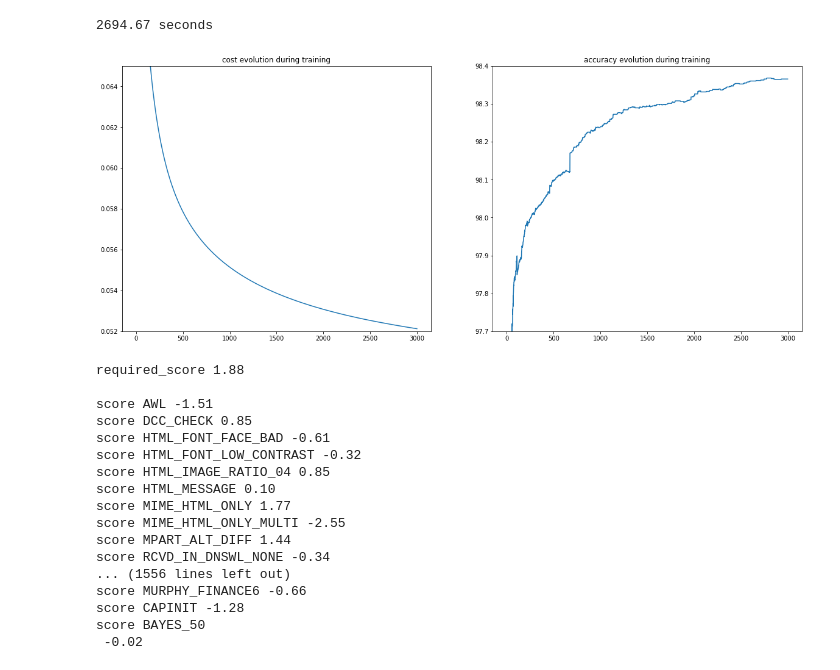
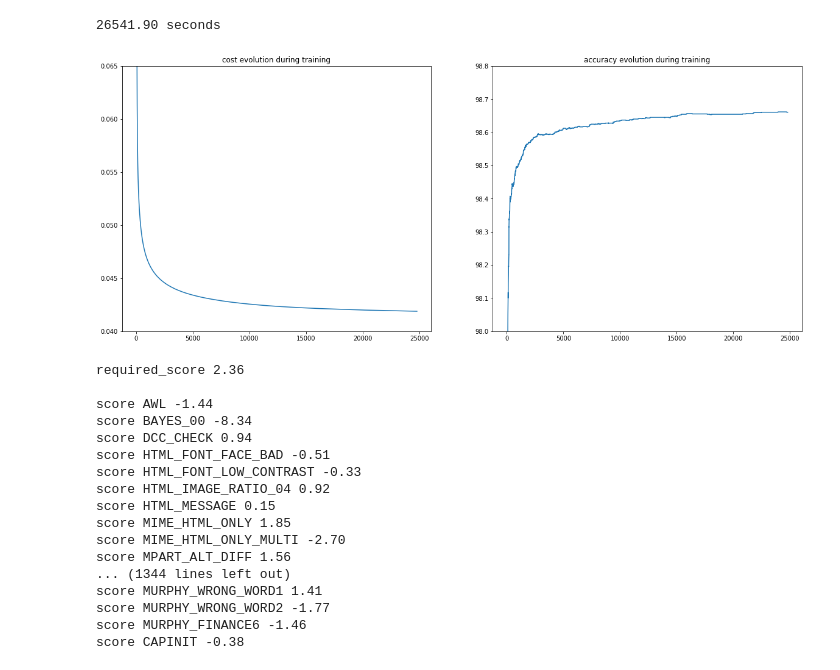
Before and after one commit to Gaasmann/sa-learner, a Jupyter notebook: sa-learner.ipynb, the cells around one changed output. Drawn from its saved outputs; the diff is of its cells as text; code cells hidden in the pictures.

```diff
--- a/sa-learner.ipynb
+++ b/sa-learner.ipynb
@@ -151,25 +151,25 @@ sa_learner = SALearner(data, 30)
 # %%
 begin = time.time()
 sa_learner.init_graph()
-sa_learner.learn(3000,20,True)
+sa_learner.learn(24800,20,True)
 print("{:.2f} seconds".format(time.time() - begin))
 # %% [output]
-2694.67 seconds
+26541.90 seconds
 # %%
 %matplotlib inline
 mpl.rcParams['figure.figsize'] = (20.0, 8.0)
 f, axarr = plt.subplots(1,2)
 # cost
 axarr[0].plot(sa_learner.cost_data.data)
 axarr[0].set_title('cost evolution during training')
-axarr[0].set_ylim(0.052,0.065)
+axarr[0].set_ylim(0.040,0.065)
 # accuracy
 axarr[1].plot(sa_learner.accuracy_data.data)
 axarr[1].set_title('accuracy evolution during training')
-axarr[1].set_ylim(97.7,98.4)
+axarr[1].set_ylim(98.0,98.8)
 plt.show()
 # %% [output]
-[figure, old version]
+[figure, new version]
 # %%
 res = sa_learner.results
 # %%
@@ -182,20 +182,20 @@ with open('/tmp/sa-score.conf', 'w')as a:
 # %%
 print(conf)
 # %% [output]
-required_score 1.88
+required_score 2.36
 
-score AWL -1.51
-score DCC_CHECK 0.85
-score HTML_FONT_FACE_BAD -0.61
-score HTML_FONT_LOW_CONTRAST -0.32
-score HTML_IMAGE_RATIO_04 0.85
-score HTML_MESSAGE 0.10
-score MIME_HTML_ONLY 1.77
-score MIME_HTML_ONLY_MULTI -2.55
-score MPART_ALT_DIFF 1.44
-score RCVD_IN_DNSWL_NONE -0.34
-... (1556 lines left out)
-score MURPHY_FINANCE6 -0.66
-score CAPINIT -1.28
-score BAYES_50
- -0.02
+score AWL -1.44
+score BAYES_00 -8.34
+score DCC_CHECK 0.94
+score HTML_FONT_FACE_BAD -0.51
+score HTML_FONT_LOW_CONTRAST -0.33
+score HTML_IMAGE_RATIO_04 0.92
+score HTML_MESSAGE 0.15
+score MIME_HTML_ONLY 1.85
+score MIME_HTML_ONLY_MULTI -2.70
+score MPART_ALT_DIFF 1.56
+... (1344 lines left out)
+score MURPHY_WRONG_WORD1 1.41
+score MURPHY_WRONG_WORD2 -1.77
+score MURPHY_FINANCE6 -1.46
+score CAPINIT -0.38
```
Also changed, not shown: parts of 2 cells of this notebook.
